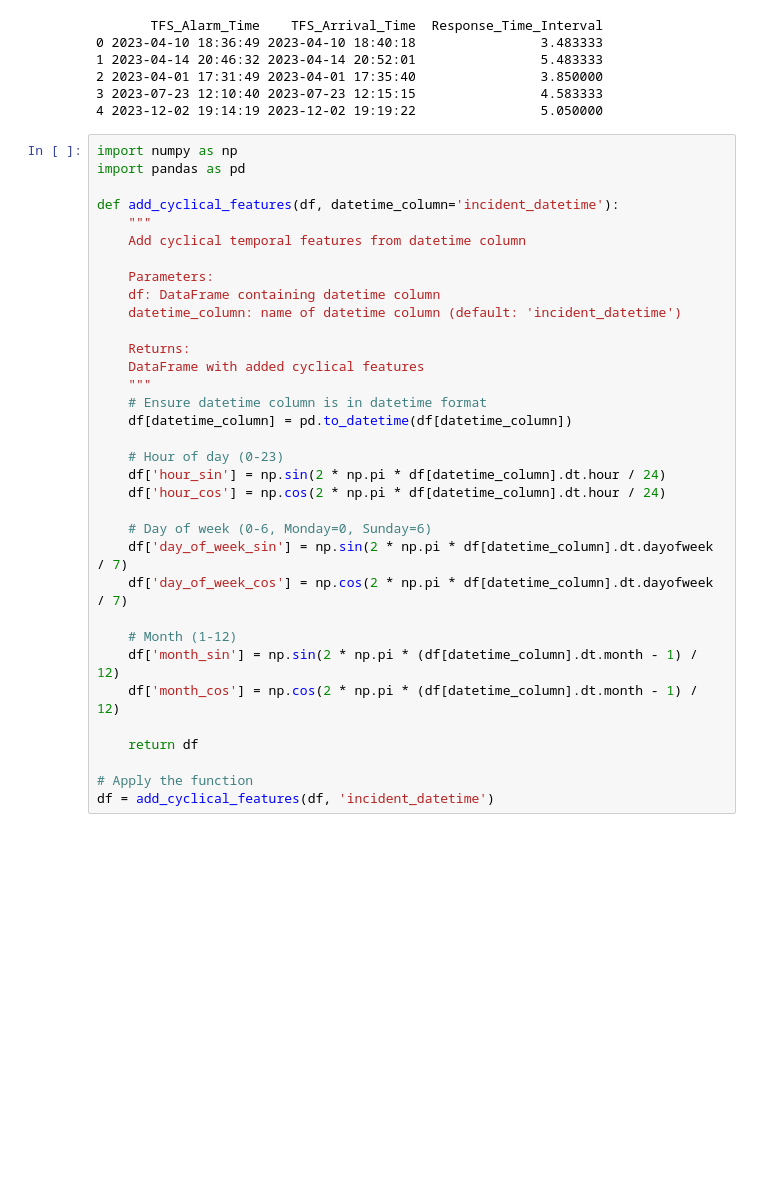
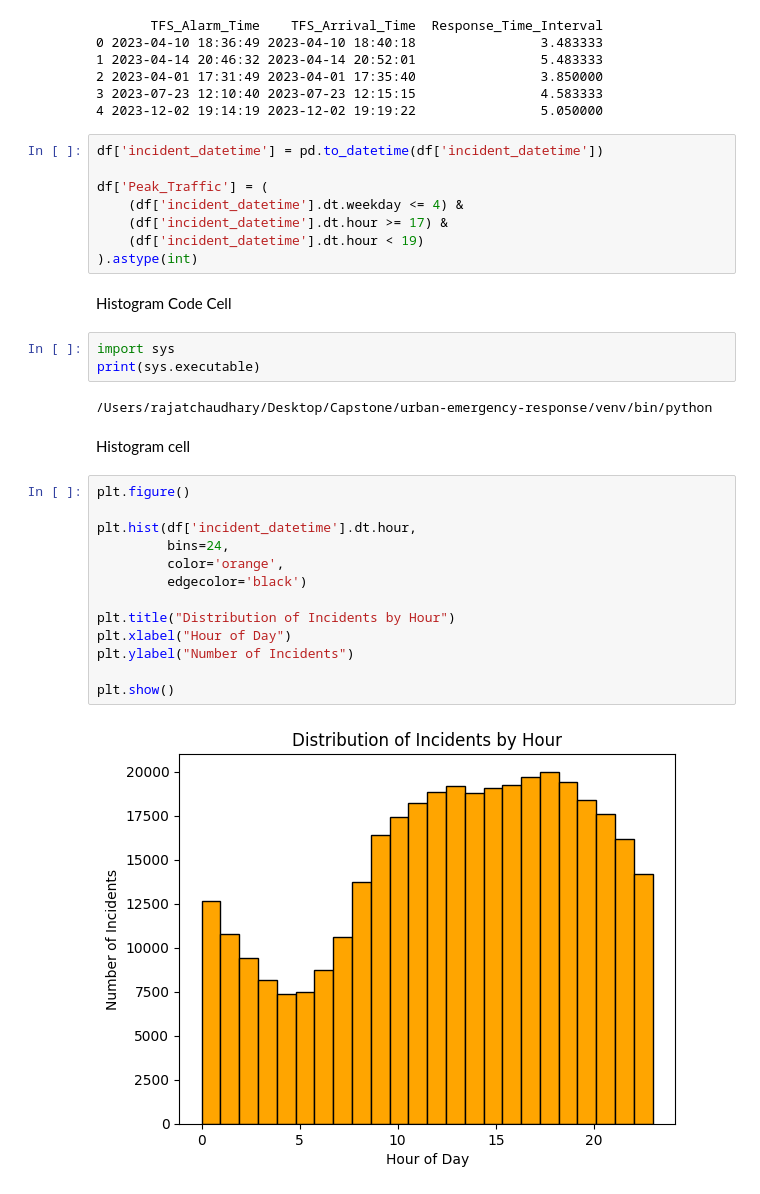
Before and after one commit to gdgarcian/urban-emergency-response, a Jupyter notebook: capstone.ipynb, the cells around one changed output. Saved outputs shown, nothing was run; the diff lists cells and outputs as text; blank space fills up the shorter version.

Commit message:
Completed histogram analysis
git push origin histogram-analysis

```diff
--- a/capstone.ipynb
+++ b/capstone.ipynb
@@ -189,36 +189,34 @@ print(df[['TFS_Alarm_Time', 'TFS_Arrival_Time', 'Response_Time_Interval']].head(
 3 2023-07-23 12:10:40 2023-07-23 12:15:15                4.583333
 4 2023-12-02 19:14:19 2023-12-02 19:19:22                5.050000
 # %%
-import numpy as np
-import pandas as pd
+df['incident_datetime'] = pd.to_datetime(df['incident_datetime'])
 
-def add_cyclical_features(df, datetime_column='incident_datetime'):
-    """
-    Add cyclical temporal features from datetime column
-
-    Parameters:
-    df: DataFrame containing datetime column
-    datetime_column: name of datetime column (default: 'incident_datetime')
-
-    Returns:
-    DataFrame with added cyclical features
-    """
-    # Ensure datetime column is in datetime format
-    df[datetime_column] = pd.to_datetime(df[datetime_column])
-
-    # Hour of day (0-23)
-    df['hour_sin'] = np.sin(2 * np.pi * df[datetime_column].dt.hour / 24)
-    df['hour_cos'] = np.cos(2 * np.pi * df[datetime_column].dt.hour / 24)
-
-    # Day of week (0-6, Monday=0, Sunday=6)
-    df['day_of_week_sin'] = np.sin(2 * np.pi * df[datetime_column].dt.dayofweek / 7)
-    df['day_of_week_cos'] = np.cos(2 * np.pi * df[datetime_column].dt.dayofweek / 7)
-
-    # Month (1-12)
-    df['month_sin'] = np.sin(2 * np.pi * (df[datetime_column].dt.month - 1) / 12)
-    df['month_cos'] = np.cos(2 * np.pi * (df[datetime_column].dt.month - 1) / 12)
-
-    return df
-
-# Apply the function
-df = add_cyclical_features(df, 'incident_datetime')
+df['Peak_Traffic'] = (
+    (df['incident_datetime'].dt.weekday <= 4) &
+    (df['incident_datetime'].dt.hour >= 17) &
+    (df['incident_datetime'].dt.hour < 19)
+).astype(int)
+# %% [markdown]
+Histogram Code Cell
+# %%
+import sys
+print(sys.executable)
+# %% [output]
+/Users/rajatchaudhary/Desktop/Capstone/urban-emergency-response/venv/bin/python
+# %% [markdown]
+Histogram cell
+# %%
+plt.figure()
+
+plt.hist(df['incident_datetime'].dt.hour,
+         bins=24,
+         color='orange',
+         edgecolor='black')
+
+plt.title("Distribution of Incidents by Hour")
+plt.xlabel("Hour of Day")
+plt.ylabel("Number of Incidents")
+
+plt.show()
+# %% [output]
+[figure, added]
```
Also changed, not shown: parts of 1 cell of this notebook.
